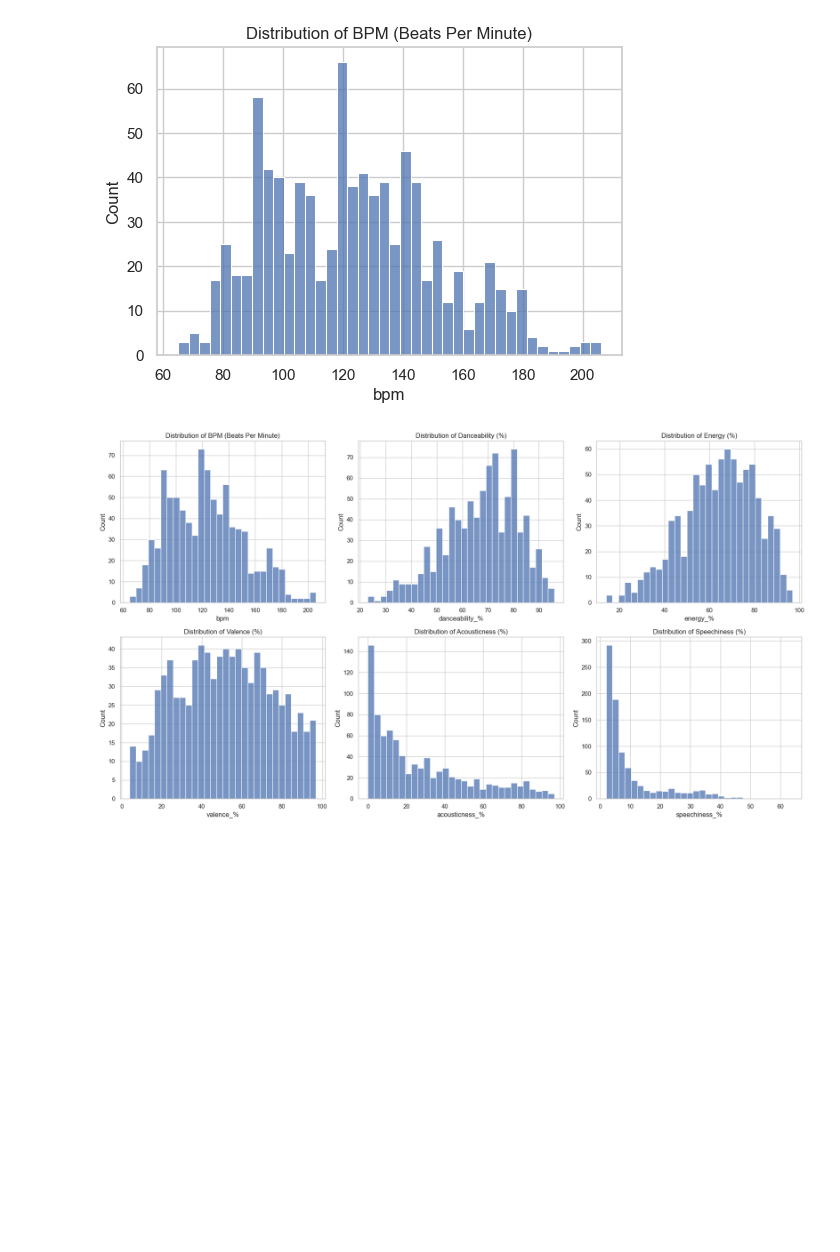
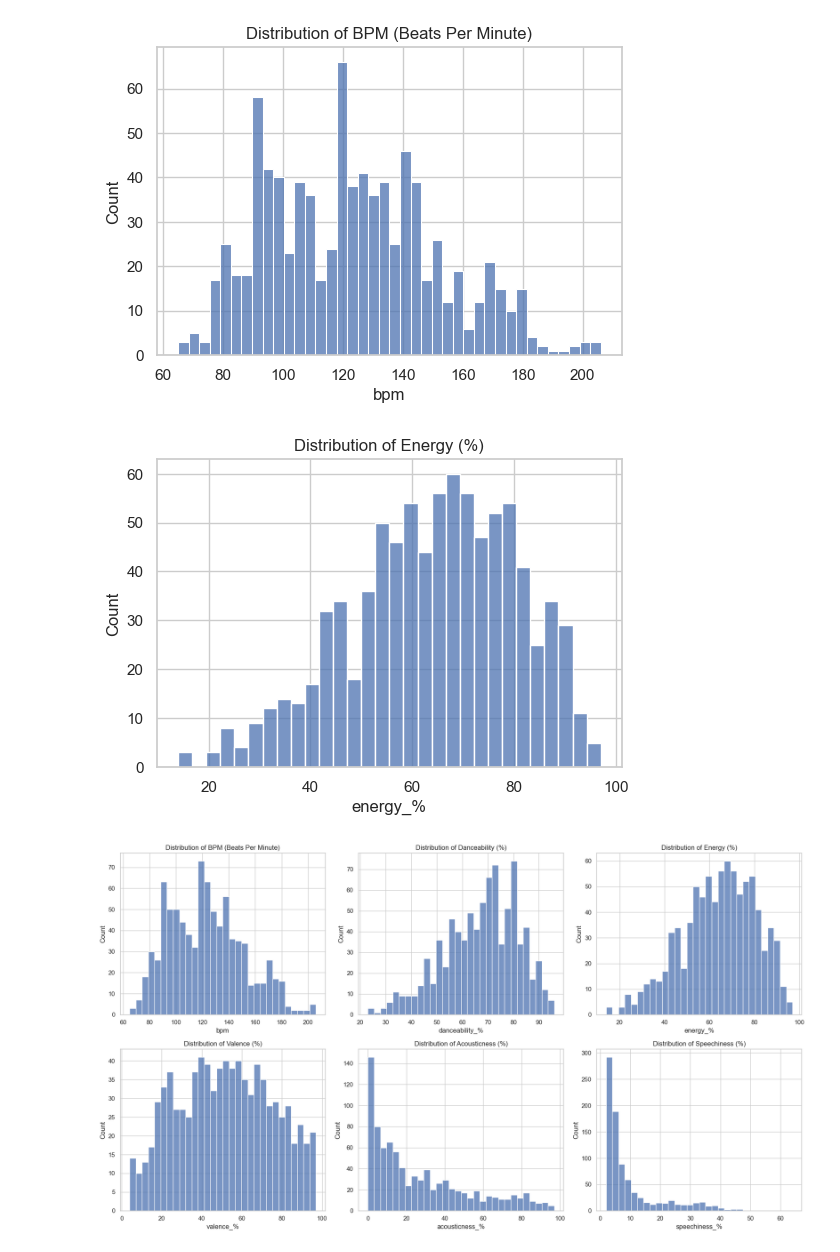
Before and after one commit to hugofmr/estadistica_edem, a Jupyter notebook: trabajo/Hugo.ipynb, the cells around one changed output. Cells and saved outputs as stored; diff of their text form; code cells hidden in the pictures; blank space fills up the shorter version.

```diff
--- a/trabajo/Hugo.ipynb
+++ b/trabajo/Hugo.ipynb
@@ -206,6 +206,21 @@ ax.set_title('Distribution of BPM (Beats Per Minute)')
 plt.show()
 # %% [output]
 [figure]
+# %%
+# Configurar el estilo de Seaborn
+sns.set(style="whitegrid")
+
+# Crear una figura con un solo subgráfico
+fig, ax = plt.subplots(figsize=(6, 4))  # Ajusta el tamaño según tus necesidades
+
+# Energy
+sns.histplot(df['energy_%'], bins=30, ax=ax)
+ax.set_title('Distribution of Energy (%)')
+
+
+plt.show()
+# %% [output]
+[figure, added]
 # %%
 sns.set(style="whitegrid")
 
```
